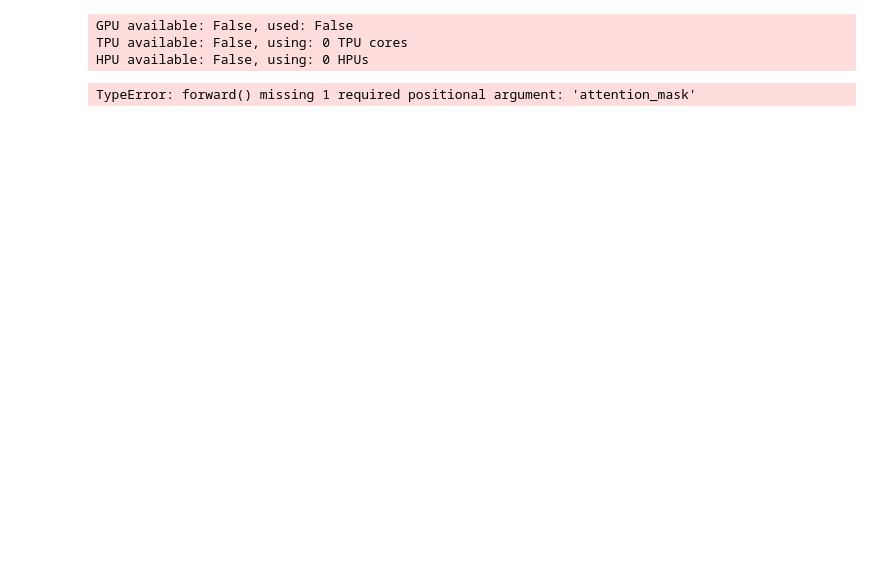
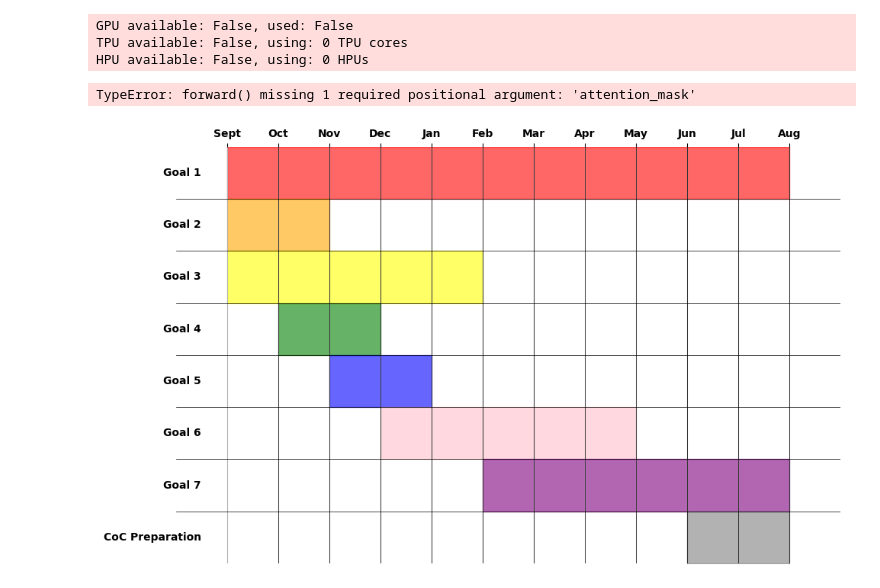
Before and after one commit to chloeklin/polyBERT, a Jupyter notebook: polyBERT/run.ipynb, the cells around one changed output. Saved outputs shown, nothing was run; the diff lists cells and outputs as text; code cells hidden in the pictures; blank space fills up the shorter version.

```diff
--- a/polyBERT/run.ipynb
+++ b/polyBERT/run.ipynb
@@ -45,3 +45,73 @@ GPU available: False, used: False
 TPU available: False, using: 0 TPU cores
 HPU available: False, using: 0 HPUs
 TypeError: forward() missing 1 required positional argument: 'attention_mask'
+# %%
+import matplotlib.pyplot as plt
+import numpy as np
+# import seaborn as sns
+# sns.set_theme()
+
+# Sample data for the yearly plan
+months = ["Sept","Oct", "Nov", "Dec","Jan", "Feb", "Mar", "Apr", "May", "Jun", "Jul", "Aug"]
+goals = ["Goal 1", "Goal 2", "Goal 3", "Goal 4", "Goal 5", "Goal 6", "Goal 7","CoC Preparation"]
+dict = {"Goal 1":np.arange(len(months)),
+        "Goal 2":np.arange(3),
+        "Goal 3":np.arange(6),
+        "Goal 4":np.arange(1,4),
+        "Goal 5":np.arange(2,5),
+        "Goal 6":np.arange(3,9),
+        "Goal 7":np.arange(5,len(months)),
+        "CoC Preparation":np.arange(len(months)-3,len(months))}
+
+
+# Create a color palette for different goals
+colors = ["red","orange",'yellow','green','blue','pink','purple','gray']
+
+# Initialize the figure and axis
+fig, ax = plt.subplots(figsize=(10, 6))
+
+# Create the grid with colored rows
+for i, goal in enumerate(goals):
+    y_position = len(goals) - i - 1  # Determine the y position for each row
+    ax.fill_between(dict[goal], y_position, y_position + 1, color=colors[i], alpha=0.6)
+
+# Add text labels for goals and months
+for i, goal in enumerate(goals):
+    y_position = len(goals) - i - 1 + 0.5  # Adjust for centering the text
+    ax.text(-0.5, y_position, goal, va='center', ha='right', fontsize=10, weight='bold')
+
+# Set month labels as x-axis ticks
+ax.set_xticks(np.arange(len(months)))
+ax.set_xticklabels(months, fontsize=10, weight='bold')
+ax.xaxis.tick_top()  # Move the ticks to the top
+ax.xaxis.set_label_position('top')  # Move the x-axis label to the top
+
+# Adjust the grid for a cleaner look
+ax.set_yticks([])  # Remove y-axis ticks
+ax.grid(False)  # Remove grid lines
+ax.spines['top'].set_visible(False)
+ax.spines['right'].set_visible(False)
+ax.spines['left'].set_visible(False)
+ax.spines['bottom'].set_visible(False)
+
+# Add horizontal lines to separate y ticks (the rows)
+for i in range(1, len(goals)):
+    ax.axhline(i, color='black', linewidth=0.5)
+
+# Add vertical lines to separate the months
+for i in range(1, len(months)):
+    ax.axvline(i, color='black', linewidth=0.5)
+
+# Set axis limits to show all rows and months
+ax.set_xlim(-1, len(months))
+ax.set_ylim(0, len(goals))
+
+plt.grid(True)
+
+# Display the yearly plan
+# plt.title("First Annual Plan", fontsize=14, weight='bold')
+plt.tight_layout()
+plt.savefig("annual_plan")
+plt.show()
+# %% [output]
+[figure, added]
```
Also changed, not shown: 3 other files.
